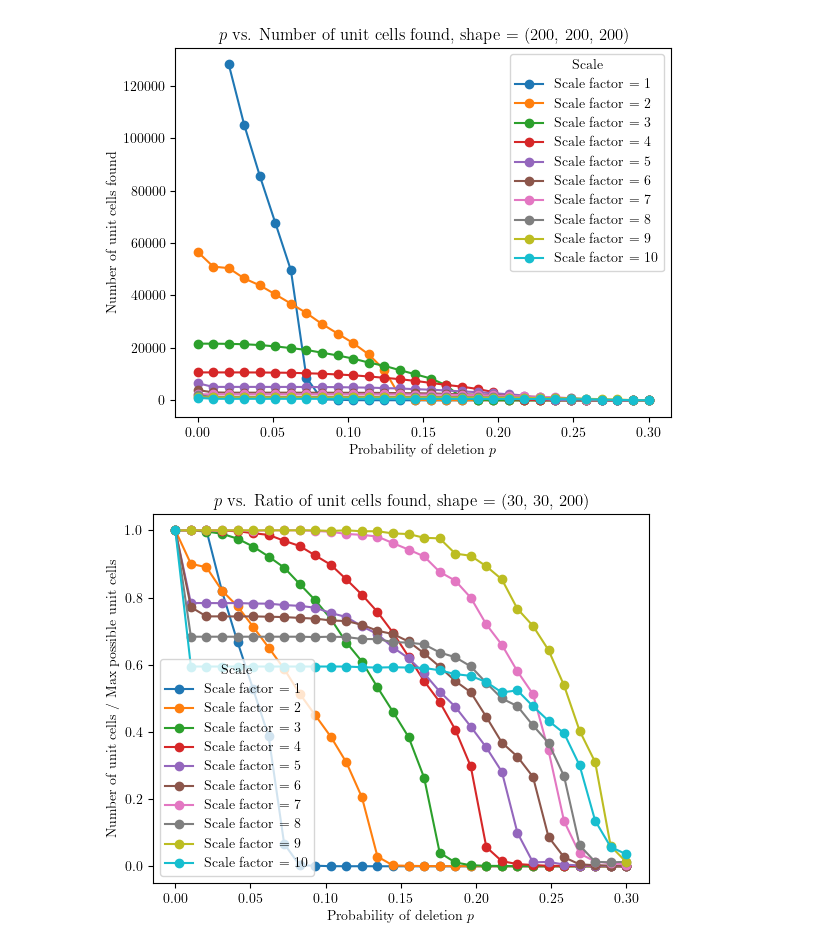
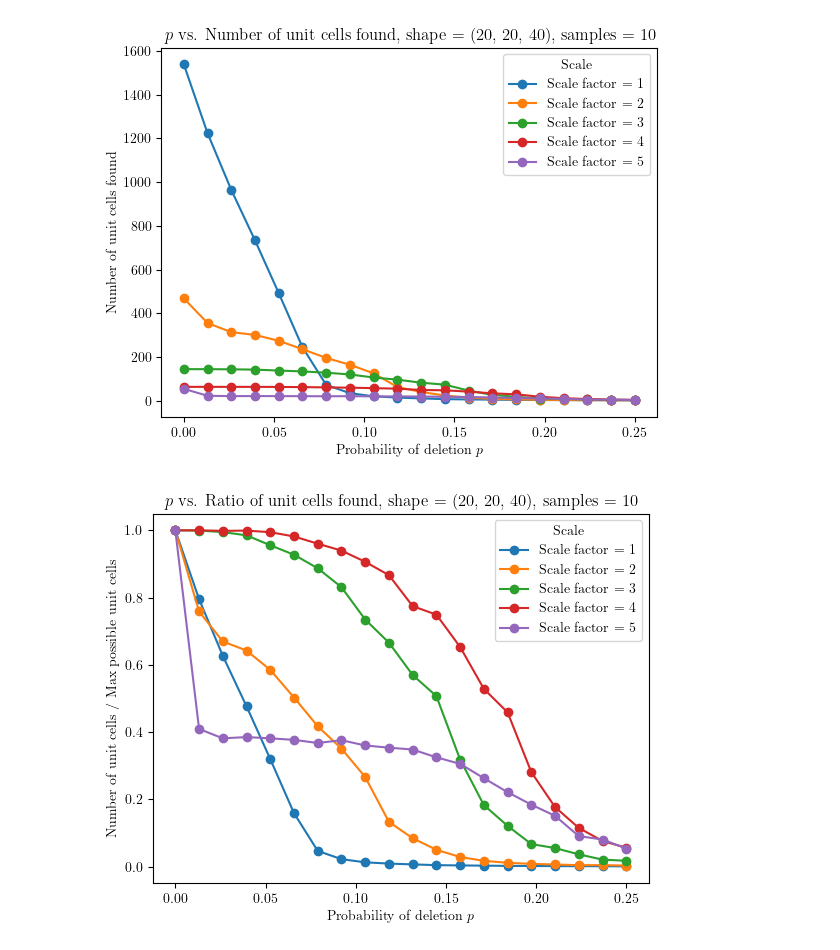
Before and after one commit to zhiihan/ClusterSim, a Jupyter notebook: src/analysis/plotting.ipynb, the cells around one changed output. Drawn from its saved outputs; the diff is of its cells as text; code cells hidden in the pictures.

```diff
--- a/src/analysis/plotting.ipynb
+++ b/src/analysis/plotting.ipynb
@@ -3,7 +3,16 @@ import matplotlib.pyplot as plt
 import pandas as pd
 import numpy as np
 
-df = pd.read_csv("./data/2025_05_15.csv").sort_values(by=['scale', 'p'])
+df = pd.read_csv("./data/2025_05_20.csv").sort_values(by=['unit_cube_scale', 'p'])
+
+averaged_df = df.groupby(['unit_cube_scale', 'p']).mean().reset_index()
+df = averaged_df
+
+shape_x = int(df.iloc[0]['shape_x'])
+shape_y = int(df.iloc[0]['shape_y'])
+shape_z = int(df.iloc[0]['shape_z'])
+
+sample_size = int(df['sample'].max()) + 1
 
 plt.rcParams.update({
     "text.usetex": True,
@@ -14,46 +23,55 @@ plt.rcParams.update({
 df['unit_cells_ratio'] = df['unit_cells']/df['unit_cells'].max()
 
 #plt.figure(figsize=(10, 6))
-for scale in df['scale'].unique():
-    subset = df[df['scale'] == scale]
+for scale in df['unit_cube_scale'].unique():
+    subset = df[df['unit_cube_scale'] == scale]
     plt.plot(subset['p'], subset['unit_cells'], marker='o', label=f'Scale factor = {scale}')
 
 
-plt.title("$p$ vs. Number of unit cells found, shape = (200, 200, 200)")
+plt.title(f"$p$ vs. Number of unit cells found, shape = ({shape_x}, {shape_y}, {shape_z}), samples = {sample_size}")
 plt.xlabel("Probability of deletion $p$")
 plt.ylabel("Number of unit cells found")
 plt.legend(title="Scale")
 plt.savefig("data/unit_cells.pdf", dpi=300, bbox_inches='tight')
 plt.show()
 # %% [output]
-[figure, old version]
+[figure, new version]
 # %%
 import matplotlib.pyplot as plt
 import pandas as pd
 import numpy as np
 
-df = pd.read_csv("./data/2025_05_15.csv").sort_values(by=['scale', 'p'])
+df = pd.read_csv("./data/2025_05_20.csv").sort_values(by=['unit_cube_scale', 'p'])
+
+averaged_df = df.groupby(['unit_cube_scale', 'p']).mean().reset_index()
+df = averaged_df
+
+shape_x = int(df.iloc[0]['shape_x'])
+shape_y = int(df.iloc[0]['shape_y'])
+shape_z = int(df.iloc[0]['shape_z'])
+
+sample_size = int(df['sample'].max()) + 1
 
 plt.rcParams.update({
     "text.usetex": True,
     'font.family': 'serif',
     'font.serif': ['Computer Modern']
     })
 
 #plt.figure(figsize=(10, 6))
-for scale in df['scale'].unique():
-    subset = df[df['scale'] == scale]
+for scale in df['unit_cube_scale'].unique():
+    subset = df[df['unit_cube_scale'] == scale]
 
     max_unit_cells_per_scale = subset['unit_cells'].max()
 
     plt.plot(subset['p'], subset['unit_cells'] / max_unit_cells_per_scale, marker='o', label=f'Scale factor = {scale}')
 
 
-plt.title("$p$ vs. Ratio of unit cells found, shape = (30, 30, 200)")
+plt.title(f"$p$ vs. Ratio of unit cells found, shape = ({shape_x}, {shape_y}, {shape_z}), samples = {sample_size}")
 plt.xlabel("Probability of deletion $p$")
 plt.ylabel("Number of unit cells / Max possible unit cells")
 plt.legend(title="Scale")
 plt.savefig("data/unit_cells_ratio.pdf", dpi=300, bbox_inches='tight')
 plt.show()
 # %% [output]
-[figure, old version]
+[figure, new version]
```
Also changed, not shown: parts of 6 cells of this notebook, 1 other file.
